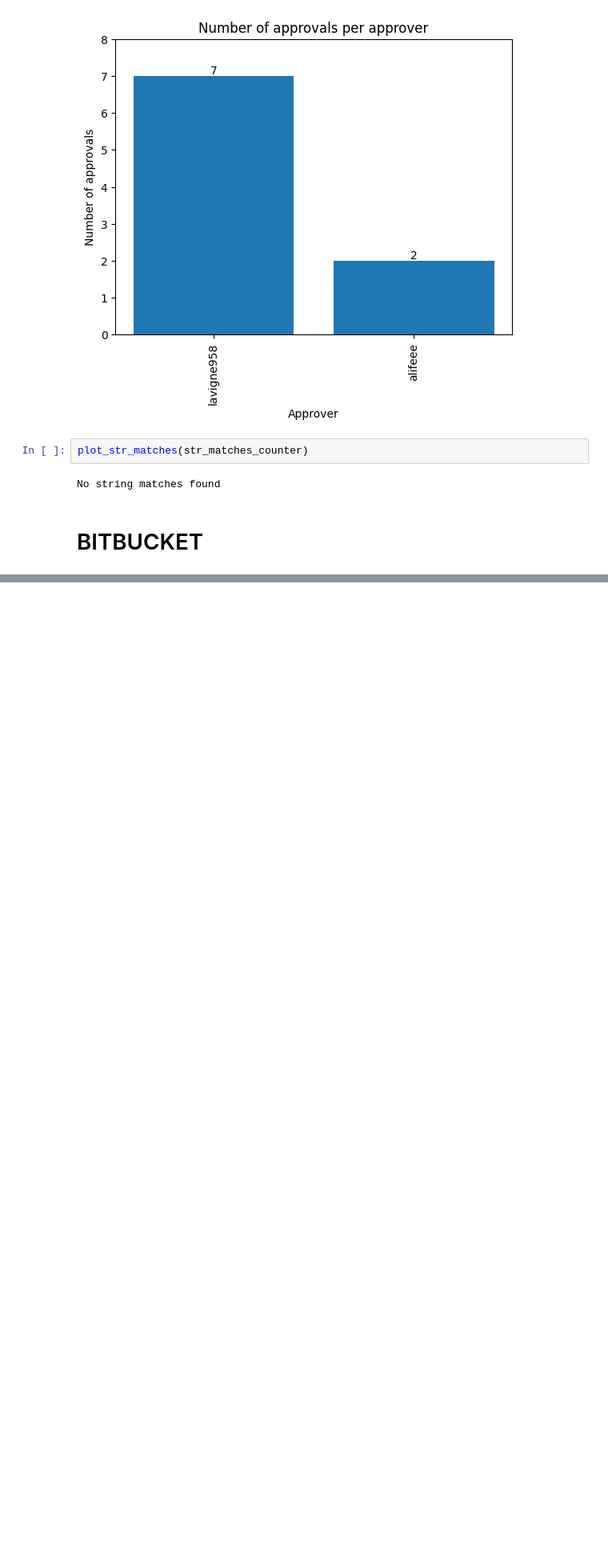
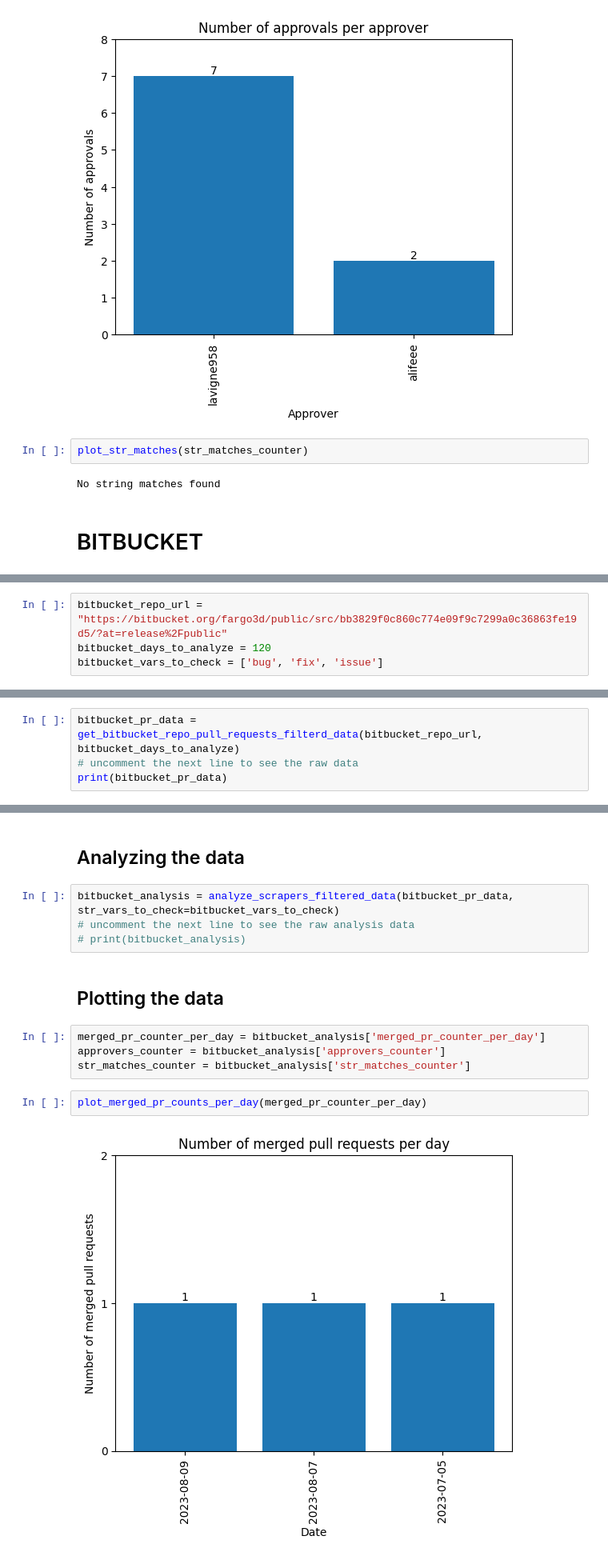
Before and after one commit to AndrewBasem1/git_repos_scraping, a Jupyter notebook: src/main.ipynb, the cells around one changed output, grey strips where cells are left out. Shown at 80% size. Saved outputs shown, nothing was run; the diff lists cells and outputs as text; blank space fills up the shorter version.

```diff
--- a/src/main.ipynb
+++ b/src/main.ipynb
@@ -62,0 +72,4 @@ No string matches found
+# %%
+bitbucket_repo_url = "https://bitbucket.org/fargo3d/public/src/bb3829f0c860c774e09f9c7299a0c36863fe19d5/?at=release%2Fpublic"
+bitbucket_days_to_analyze = 120
+bitbucket_vars_to_check = ['bug', 'fix', 'issue']
@@ -62,0 +78,4 @@ No string matches found
+# %%
+bitbucket_pr_data = get_bitbucket_repo_pull_requests_filterd_data(bitbucket_repo_url, bitbucket_days_to_analyze)
+# uncomment the next line to see the raw data
+print(bitbucket_pr_data)
@@ -62,0 +84,16 @@ No string matches found
+# %% [markdown]
+## Analyzing the data
+# %%
+bitbucket_analysis = analyze_scrapers_filtered_data(bitbucket_pr_data, str_vars_to_check=bitbucket_vars_to_check)
+# uncomment the next line to see the raw analysis data
+# print(bitbucket_analysis)
+# %% [markdown]
+## Plotting the data
+# %%
+merged_pr_counter_per_day = bitbucket_analysis['merged_pr_counter_per_day']
+approvers_counter = bitbucket_analysis['approvers_counter']
+str_matches_counter = bitbucket_analysis['str_matches_counter']
+# %%
+plot_merged_pr_counts_per_day(merged_pr_counter_per_day)
+# %% [output]
+[figure, added]
```
Also changed, not shown: parts of 11 cells of this notebook, 2 other files.
